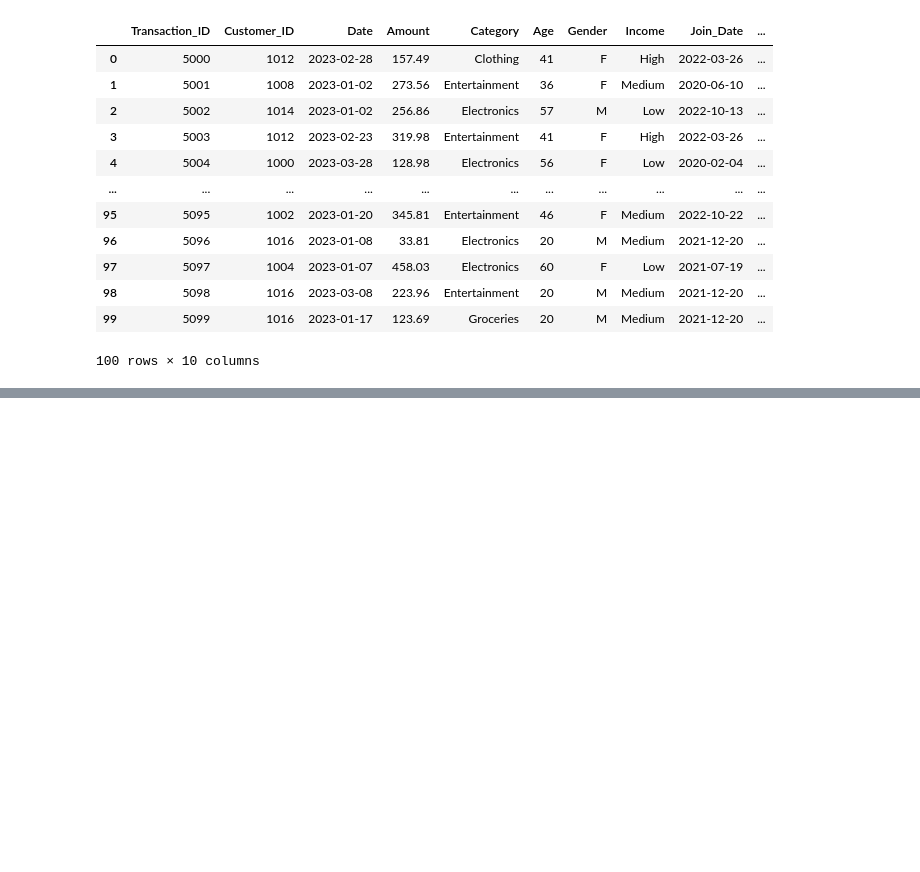
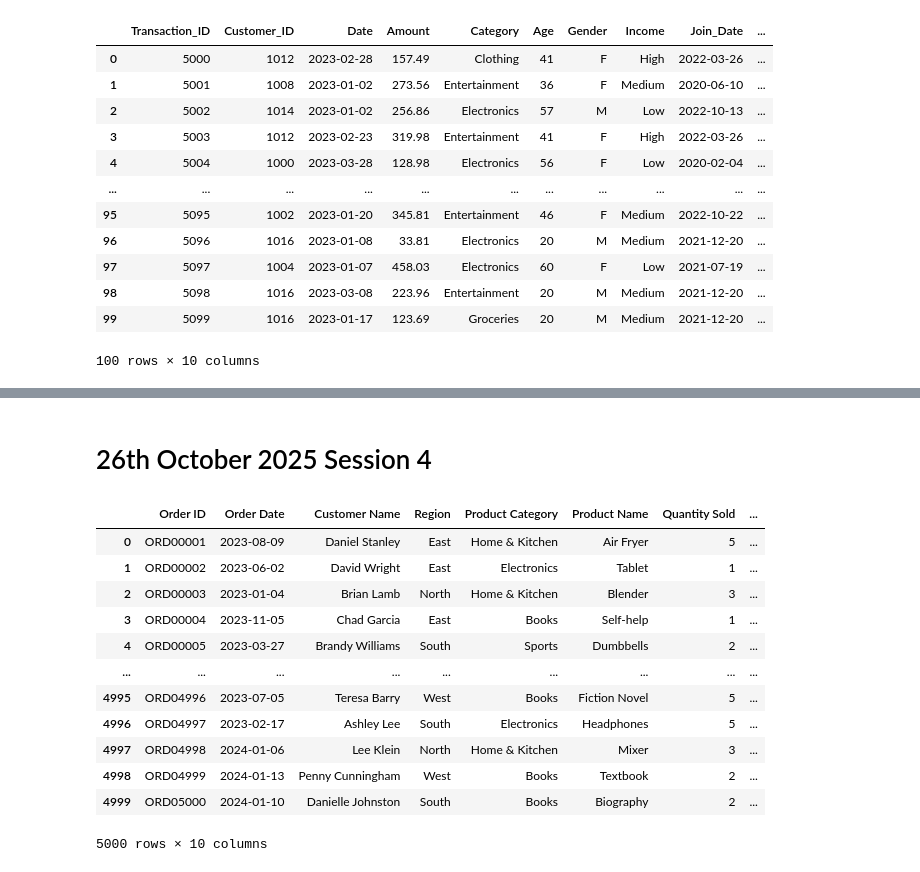
Before and after one commit to Ritesh24f1001677/MACHINE_LEARNING, a Jupyter notebook: OPPE_PRACTICE_MLP.ipynb, the cells around one changed output, grey strips where cells are left out. Cells and saved outputs as stored; diff of their text form; code cells hidden in the pictures; blank space fills up the shorter version.

```diff
--- a/OPPE_PRACTICE_MLP.ipynb
+++ b/OPPE_PRACTICE_MLP.ipynb
@@ -2525,0 +3080,2 @@ merged_data
+# %% [markdown]
+# 26th October 2025 Session 4
@@ -2525,0 +3084,18 @@ merged_data
+# %%
+ec=pd.read_csv('/content/Ecommerce_Sales_5000.xlsx - Sheet1.csv')
+# %%
+ec
+# %% [output]
+|  | Order ID | Order Date | Customer Name | Region | Product Category | Product Name | Quantity Sold | ... |
+| 0 | ORD00001 | 2023-08-09 | Daniel Stanley | East | Home & Kitchen | Air Fryer | 5 | ... |
+| 1 | ORD00002 | 2023-06-02 | David Wright | East | Electronics | Tablet | 1 | ... |
+| 2 | ORD00003 | 2023-01-04 | Brian Lamb | North | Home & Kitchen | Blender | 3 | ... |
+| 3 | ORD00004 | 2023-11-05 | Chad Garcia | East | Books | Self-help | 1 | ... |
+| 4 | ORD00005 | 2023-03-27 | Brandy Williams | South | Sports | Dumbbells | 2 | ... |
+| ... | ... | ... | ... | ... | ... | ... | ... | ... |
+| 4995 | ORD04996 | 2023-07-05 | Teresa Barry | West | Books | Fiction Novel | 5 | ... |
+| 4996 | ORD04997 | 2023-02-17 | Ashley Lee | South | Electronics | Headphones | 5 | ... |
+| 4997 | ORD04998 | 2024-01-06 | Lee Klein | North | Home & Kitchen | Mixer | 3 | ... |
+| 4998 | ORD04999 | 2024-01-13 | Penny Cunningham | West | Books | Textbook | 2 | ... |
+| 4999 | ORD05000 | 2024-01-10 | Danielle Johnston | South | Books | Biography | 2 | ... |
+5000 rows × 10 columns
```
Also changed, not shown: parts of 65 cells of this notebook.
